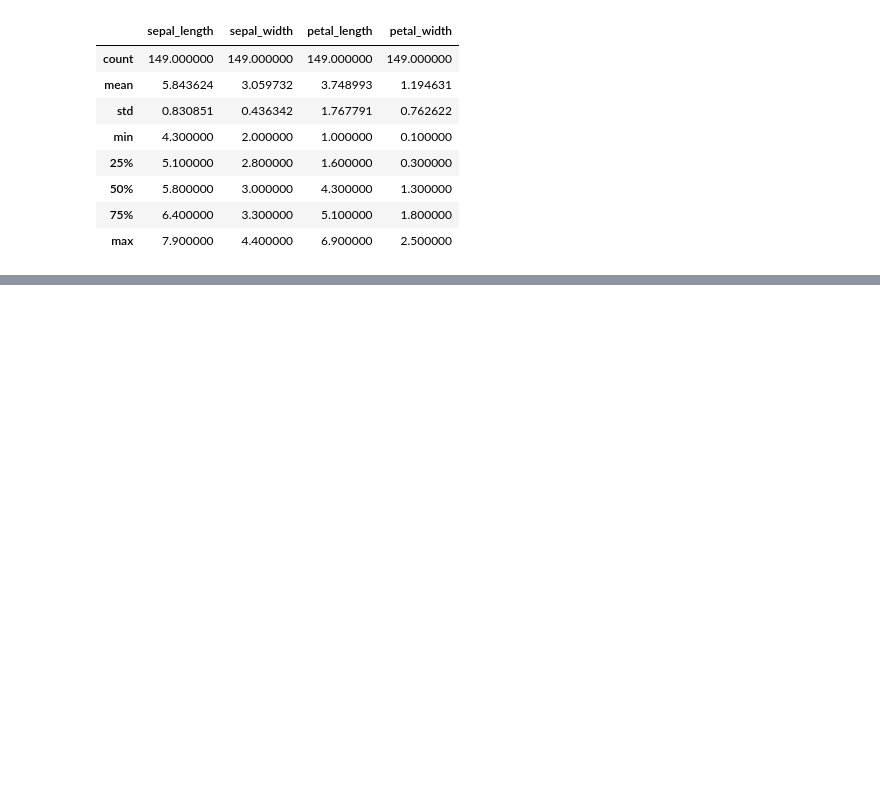
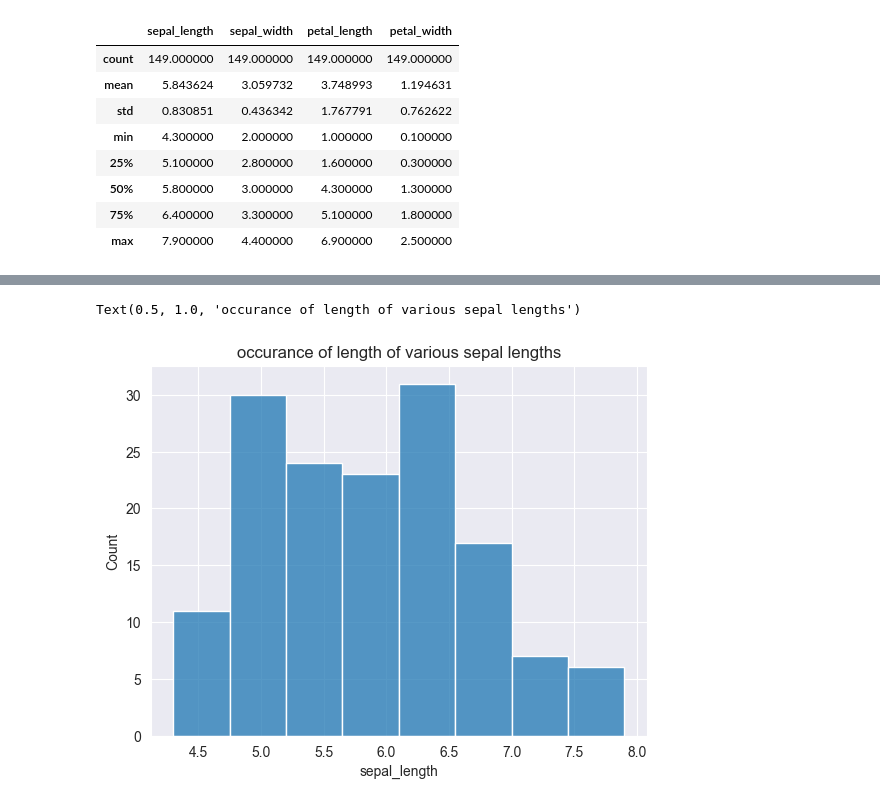
Before and after one commit to MLN142/Iris_flower_classification, a Jupyter notebook: IRIS.ipynb, the cells around one changed output, grey strips where cells are left out. Drawn from its saved outputs; the diff is of its cells as text; code cells hidden in the pictures; blank space fills up the shorter version.

```diff
--- a/IRIS.ipynb
+++ b/IRIS.ipynb
@@ -80,0 +95,7 @@ df.describe()
+# %%
+
+ax=sns.histplot(data=df,x="sepal_length",bins=8,)
+ax.set_title("occurance of length of various sepal lengths")
+# %% [output]
+Text(0.5, 1.0, 'occurance of length of various sepal lengths')
+[figure, added]
```
Also changed, not shown: parts of 6 cells of this notebook.
